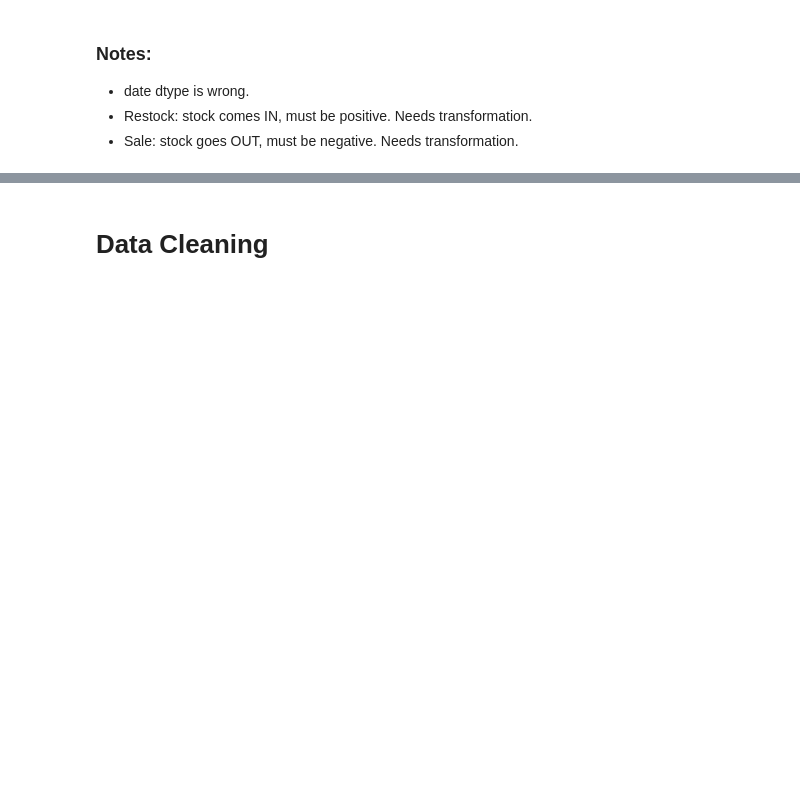
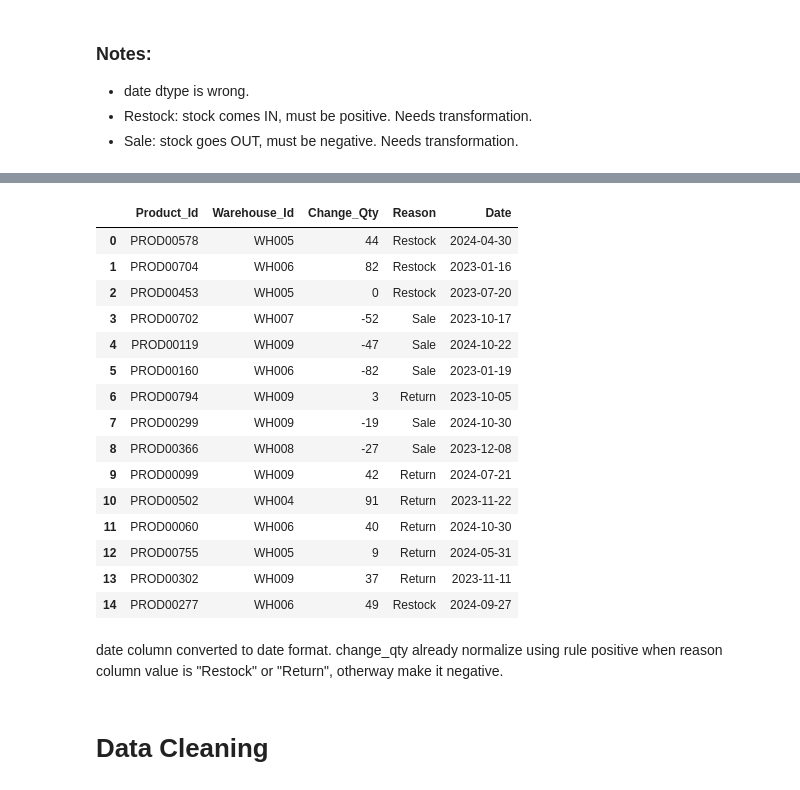
Before and after one commit to Devi27-create/Omnichannel-Retail-Sales-and-Inventory-Analytics, a Jupyter notebook: Omnichannel_retail_sales_and_inventory.ipynb, the cells around one changed output, grey strips where cells are left out. Saved outputs shown, nothing was run; the diff lists cells and outputs as text; code cells hidden in the pictures; blank space fills up the shorter version.

```diff
--- a/Omnichannel_retail_sales_and_inventory.ipynb
+++ b/Omnichannel_retail_sales_and_inventory.ipynb
@@ -357,3 +490,28 @@ Name: count, dtype: int64
+# %%
+mask2 = inv_move['Reason'].isin(['Restock', 'Return'])
+inv_move['Change_Qty'] = np.where(mask2, inv_move['Change_Qty'].abs(),
+                                  -inv_move['Change_Qty'].abs()
+                                  )
+inv_move.head(15)
+# %% [output]
+|  | Product_Id | Warehouse_Id | Change_Qty | Reason | Date |
+| 0 | PROD00578 | WH005 | 44 | Restock | 2024-04-30 |
+| 1 | PROD00704 | WH006 | 82 | Restock | 2023-01-16 |
+| 2 | PROD00453 | WH005 | 0 | Restock | 2023-07-20 |
+| 3 | PROD00702 | WH007 | -52 | Sale | 2023-10-17 |
+| 4 | PROD00119 | WH009 | -47 | Sale | 2024-10-22 |
+| 5 | PROD00160 | WH006 | -82 | Sale | 2023-01-19 |
+| 6 | PROD00794 | WH009 | 3 | Return | 2023-10-05 |
+| 7 | PROD00299 | WH009 | -19 | Sale | 2024-10-30 |
+| 8 | PROD00366 | WH008 | -27 | Sale | 2023-12-08 |
+| 9 | PROD00099 | WH009 | 42 | Return | 2024-07-21 |
+| 10 | PROD00502 | WH004 | 91 | Return | 2023-11-22 |
+| 11 | PROD00060 | WH006 | 40 | Return | 2024-10-30 |
+| 12 | PROD00755 | WH005 | 9 | Return | 2024-05-31 |
+| 13 | PROD00302 | WH009 | 37 | Return | 2023-11-11 |
+| 14 | PROD00277 | WH006 | 49 | Restock | 2024-09-27 |
+# %% [markdown]
+date column converted to date format. change_qty already normalize using rule positive when reason column value is "Restock" or "Return", otherway make it negative.
 # %% [markdown]
 # Data Cleaning
 # %%
```
Also changed, not shown: parts of 17 cells of this notebook.
